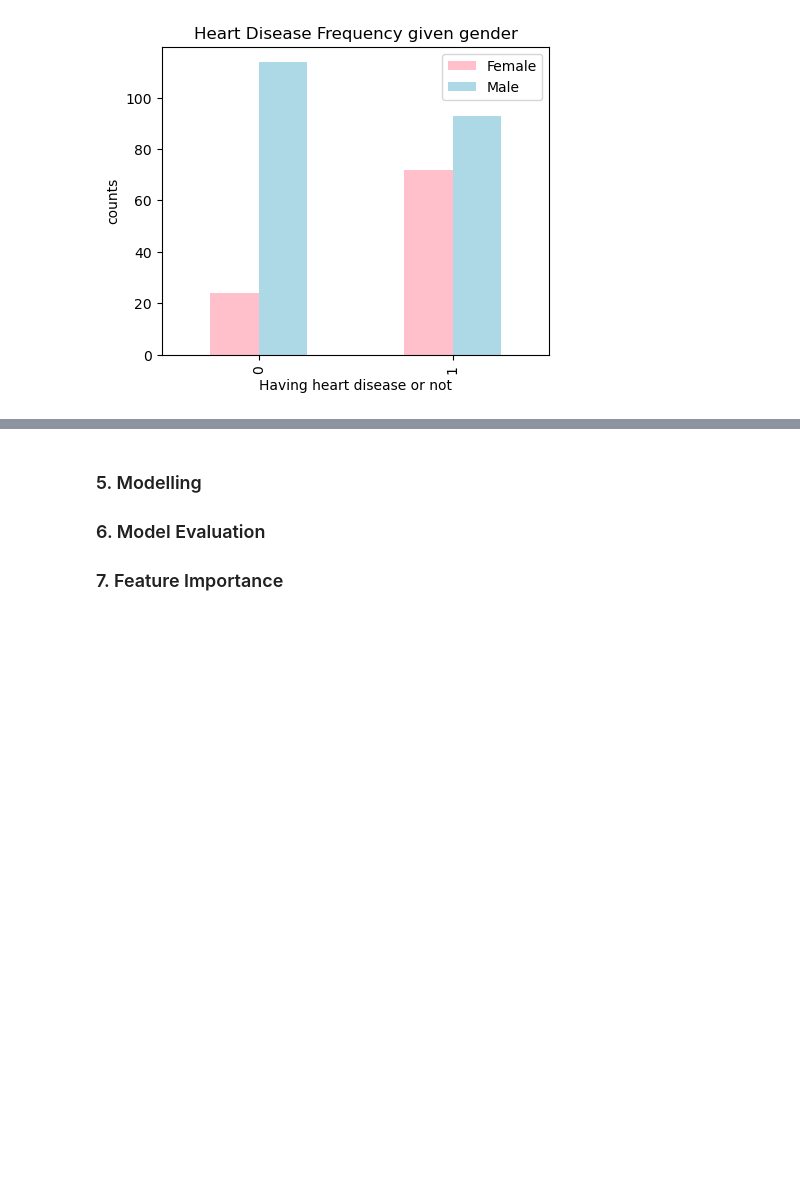
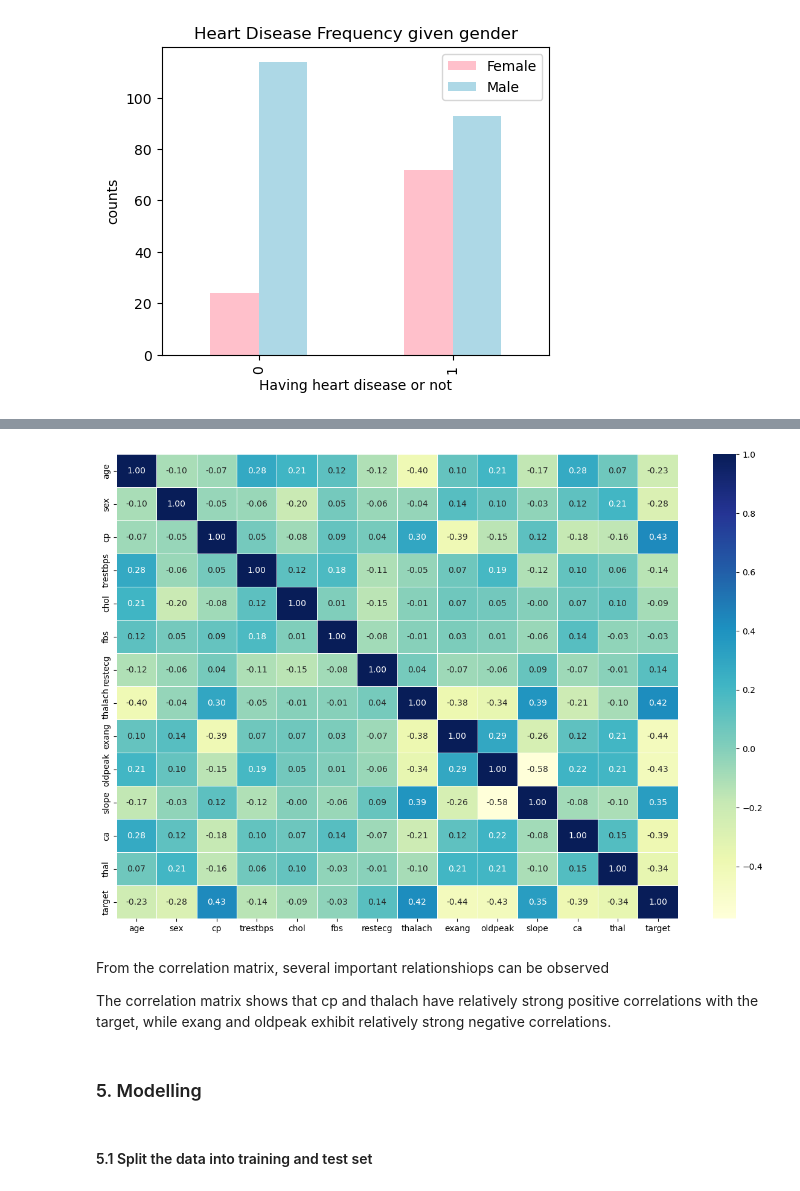
Before and after one commit to Eleanor-git/Hear-Disease-Classification, a Jupyter notebook: heart_disease_classification.ipynb, the cells around one changed output, grey strips where cells are left out. Drawn from its saved outputs; the diff is of its cells as text; code cells hidden in the pictures; blank space fills up the shorter version.

```diff
--- a/heart_disease_classification.ipynb
+++ b/heart_disease_classification.ipynb
@@ -188,4 +228,19 @@ We have more males than females in the dataset. Among males, the difference betw
+# %%
+corr_matrix = df.corr()
+
+fig, ax = plt.subplots(figsize = (15, 10))
+ax = sns.heatmap(corr_matrix,
+                annot = True,
+                linewidth = 0.5,
+                fmt = ".2f",
+                cmap = "YlGnBu")
+# %% [output]
+[figure, added]
+# %% [markdown]
+From the correlation matrix, several important relationshiops can be observed
+
+The correlation matrix shows that cp and thalach have relatively strong positive correlations with the target, while exang and oldpeak exhibit relatively strong negative correlations.
 # %% [markdown]
 ### 5. Modelling
-### 6. Model Evaluation
-### 7. Feature Importance
+# %% [markdown]
+#### 5.1 Split the data into training and test set
```
Also changed, not shown: parts of 15 cells of this notebook.
